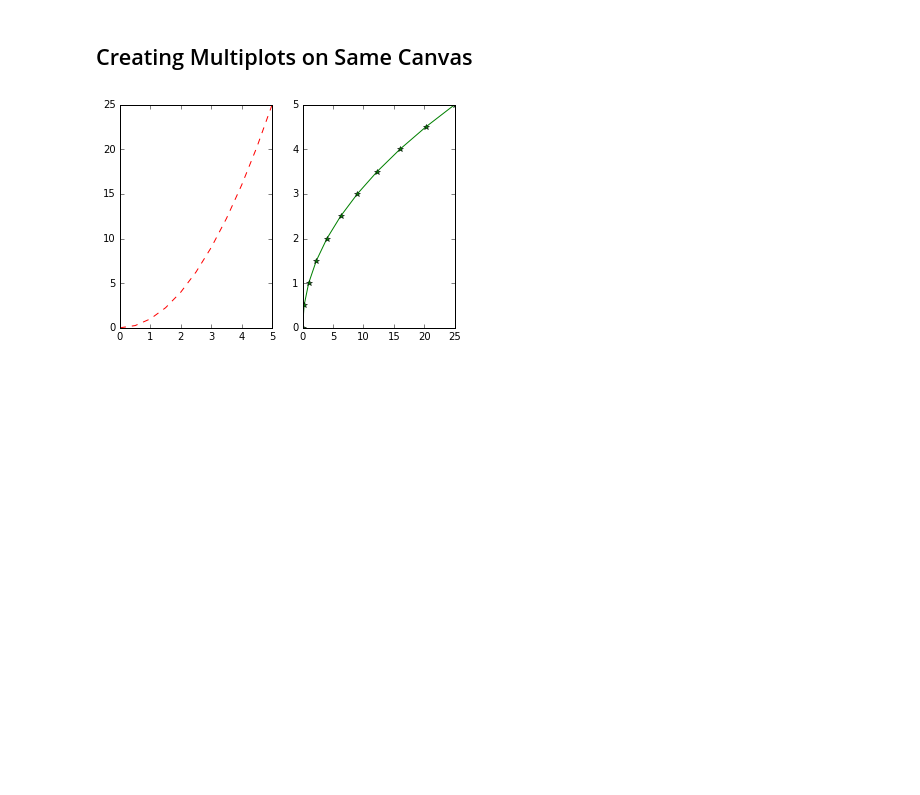
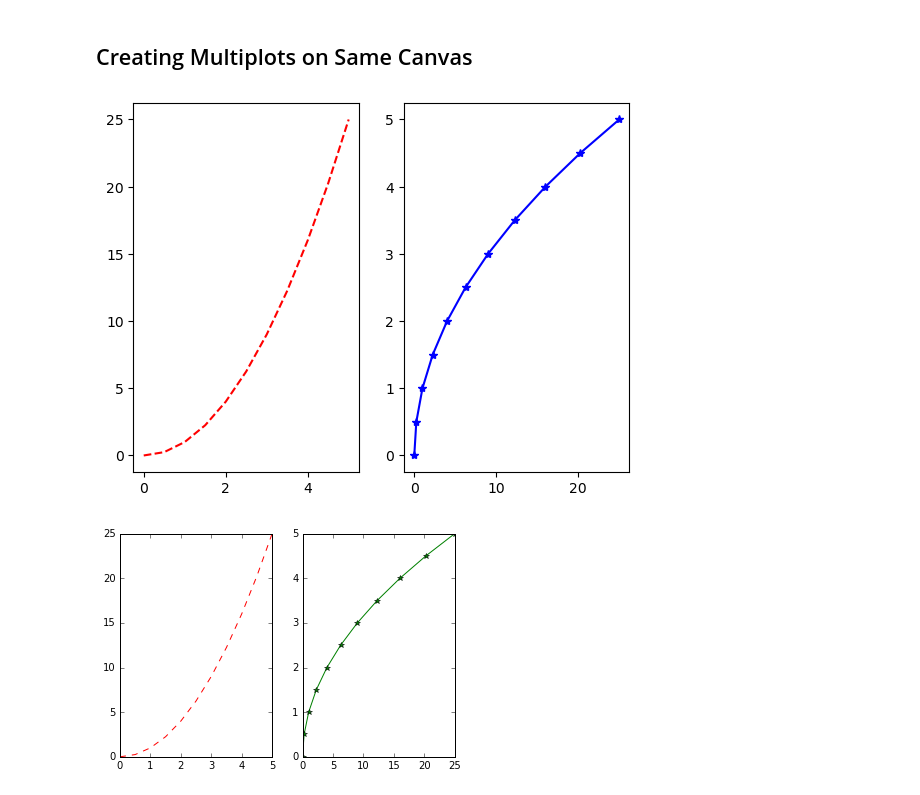
Before and after one commit to LuisReyes98/udemy-machine-learning, a Jupyter notebook: 05-Data-Visualization-with-Matplotlib/01-Matplotlib Concepts Lecture.ipynb, the cells around one changed output. Cells and saved outputs as stored; diff of their text form; code cells hidden in the pictures; blank space fills up the shorter version.

```diff
--- a/05-Data-Visualization-with-Matplotlib/01-Matplotlib Concepts Lecture.ipynb
+++ b/05-Data-Visualization-with-Matplotlib/01-Matplotlib Concepts Lecture.ipynb
@@ -78,5 +79,15 @@ plt.show()
 # %% [markdown]
 ## Creating Multiplots on Same Canvas
+# %%
+# plt.subplot(number_of_rows, number_of_cols, plot_number)
+plt.subplot(1, 2, 1)
+plt.plot(x, y, 'r--')
+plt.subplot(1,2,2)
+plt.plot(y, x, 'b*-')
+
+plt.show()
+# %% [output]
+[figure, added]
 # %%
 # plt.subplot(nrows, ncols, plot_number)
 plt.subplot(1,2,1)
```
Also changed, not shown: parts of 20 cells of this notebook, 2 other files.
